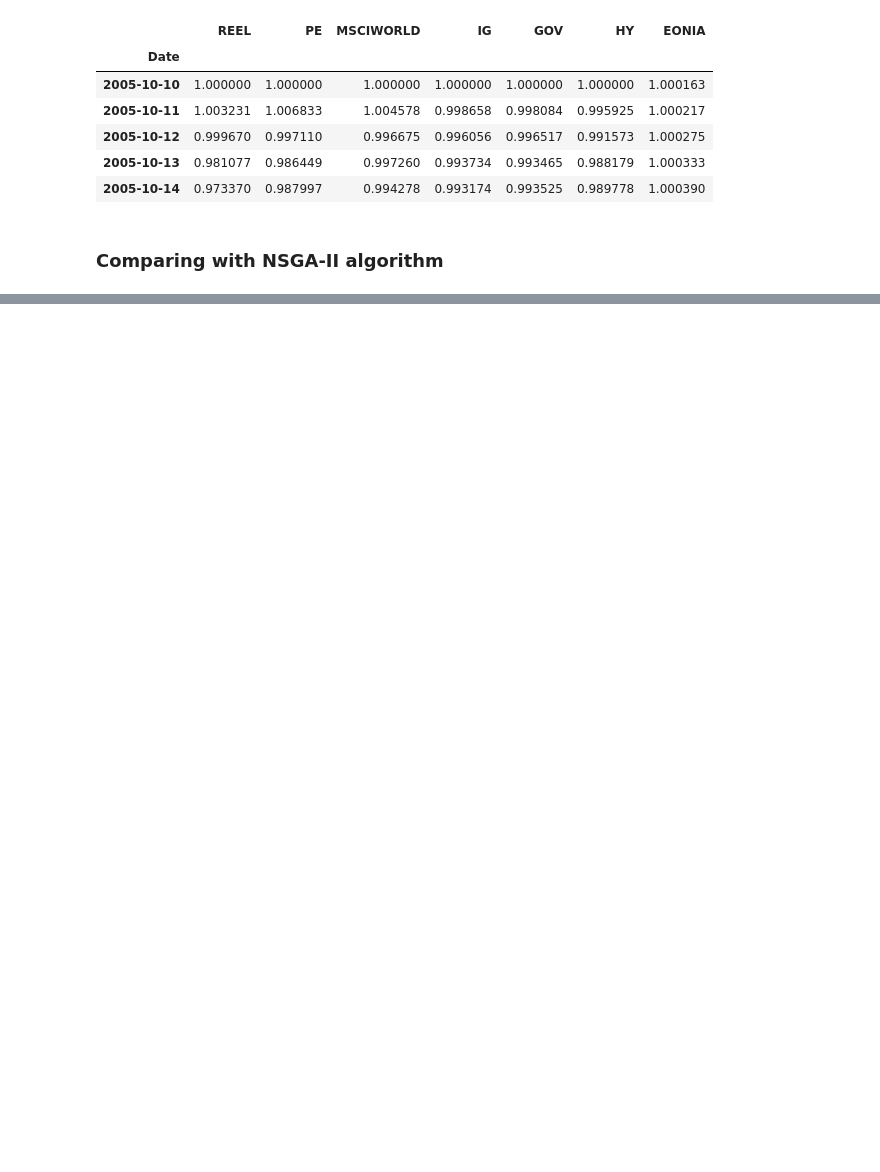
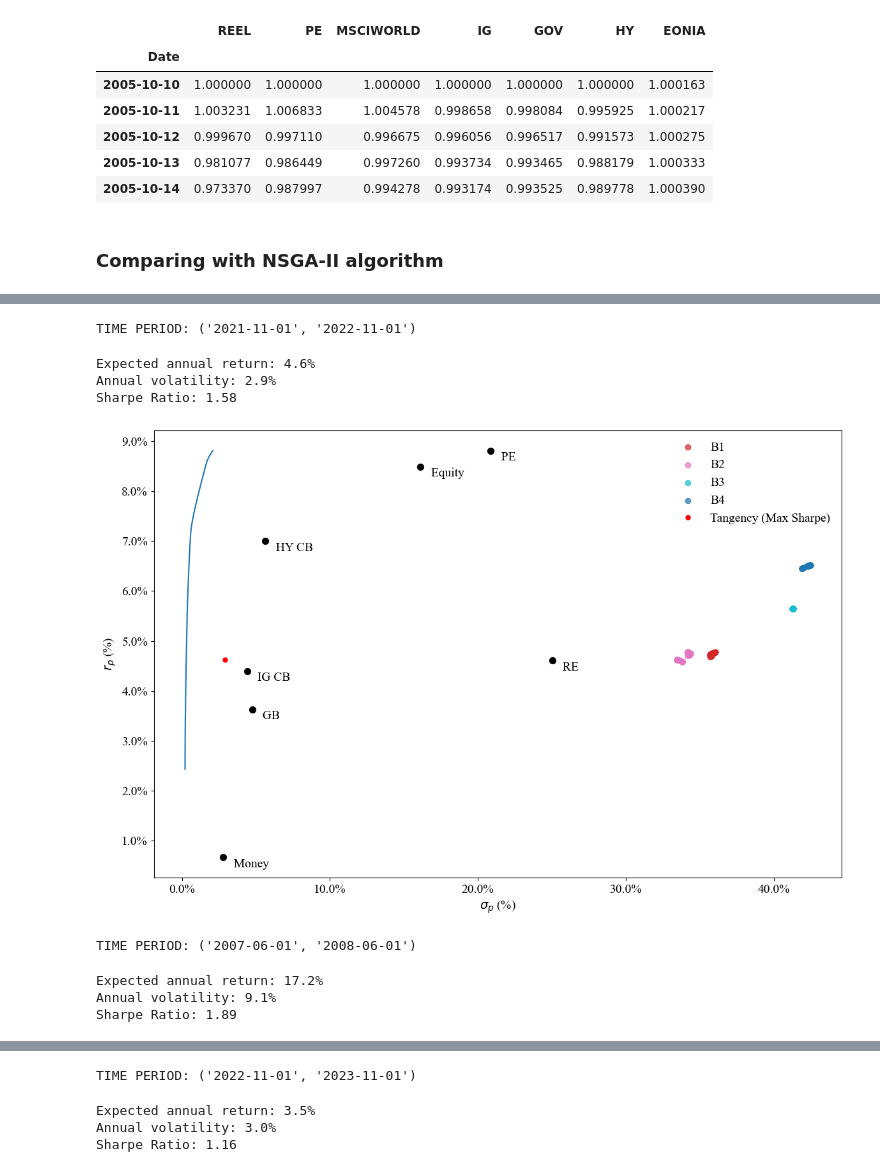
Before and after one commit to nickaskari/portfolio-opt-insurance, a Jupyter notebook: optimization/markowitz/mean_variance.ipynb, the cells around one changed output, grey strips where cells are left out. Drawn from its saved outputs; the diff is of its cells as text; code cells hidden in the pictures; blank space fills up the shorter version.

```diff
--- a/optimization/markowitz/mean_variance.ipynb
+++ b/optimization/markowitz/mean_variance.ipynb
@@ -185,0 +303,25 @@ Sharpe Ratio: 1.16
+# %%
+for i in t:
+    new_df = df[(df.index <= i[0])]
+    print("TIME PERIOD:", i)
+    valid_pareto_fronts = []
+
+    for pareto_front in pareto_fronts:
+        portfolio = pareto_front[0]
+        start_test_period = portfolio["period"][0]
+
+        if i[0] == start_test_period:
+            valid_pareto_fronts.append(pareto_front)
+            continue
+
+    plot_pareto_and_vanilla_mvo(valid_pareto_fronts, new_df)
+# %% [output]
+TIME PERIOD: ('2021-11-01', '2022-11-01')
+Expected annual return: 4.6%
+Annual volatility: 2.9%
+Sharpe Ratio: 1.58
+[figure, added]
+TIME PERIOD: ('2007-06-01', '2008-06-01')
+Expected annual return: 17.2%
+Annual volatility: 9.1%
+Sharpe Ratio: 1.89
@@ -185,0 +329,4 @@ Sharpe Ratio: 1.16
+TIME PERIOD: ('2022-11-01', '2023-11-01')
+Expected annual return: 3.5%
+Annual volatility: 3.0%
+Sharpe Ratio: 1.16
```
Also changed, not shown: parts of 7 cells of this notebook, 1 other file.
